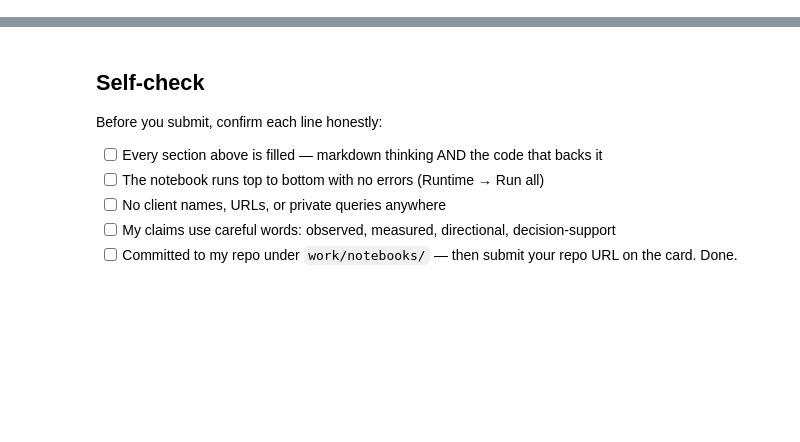
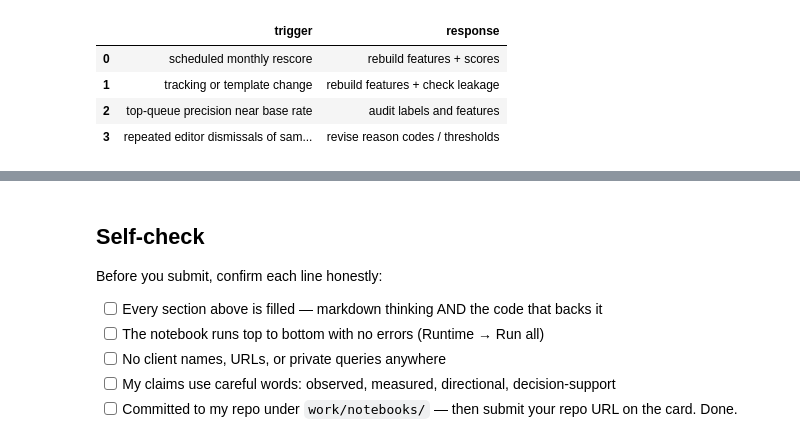
Before and after one commit to Fatima-05/FlyRank-ML, a Jupyter notebook: work/notebooks/w07_action_playbook.ipynb, the cells around one changed output, grey strips where cells are left out. Cells and saved outputs as stored; diff of their text form; code cells hidden in the pictures; blank space fills up the shorter version.

```diff
--- a/work/notebooks/w07_action_playbook.ipynb
+++ b/work/notebooks/w07_action_playbook.ipynb
@@ -39,3 +167,25 @@ This skeleton is yours to fill. Work the sections **in order** — each one has
+# %%
+triggers = pd.DataFrame({
+    "trigger": [
+        "scheduled monthly rescore",
+        "tracking or template change",
+        "top-queue precision near base rate",
+        "repeated editor dismissals of same reasons",
+    ],
+    "response": [
+        "rebuild features + scores",
+        "rebuild features + check leakage",
+        "audit labels and features",
+        "revise reason codes / thresholds",
+    ],
+})
+triggers
+# %% [output]
+|  | trigger | response |
+| 0 | scheduled monthly rescore | rebuild features + scores |
+| 1 | tracking or template change | rebuild features + check leakage |
+| 2 | top-queue precision near base rate | audit labels and features |
+| 3 | repeated editor dismissals of sam... | revise reason codes / thresholds |
 # %% [markdown]
 ## 5. Exports for the paper
 
```
Also changed, not shown: parts of 18 cells of this notebook.
